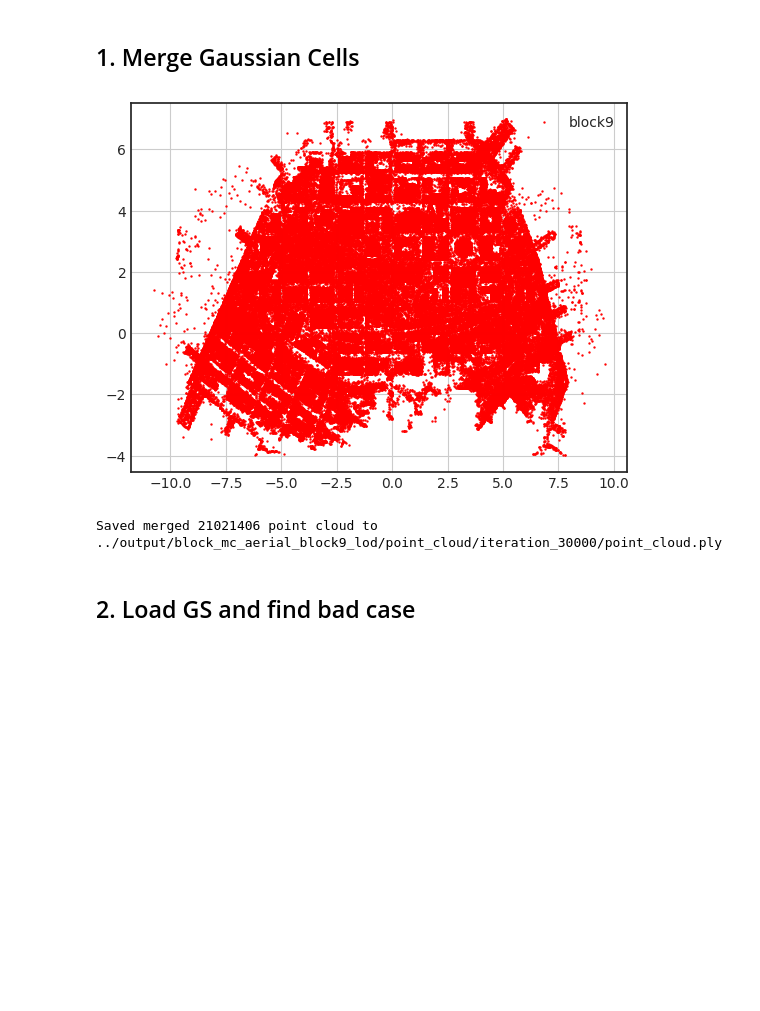
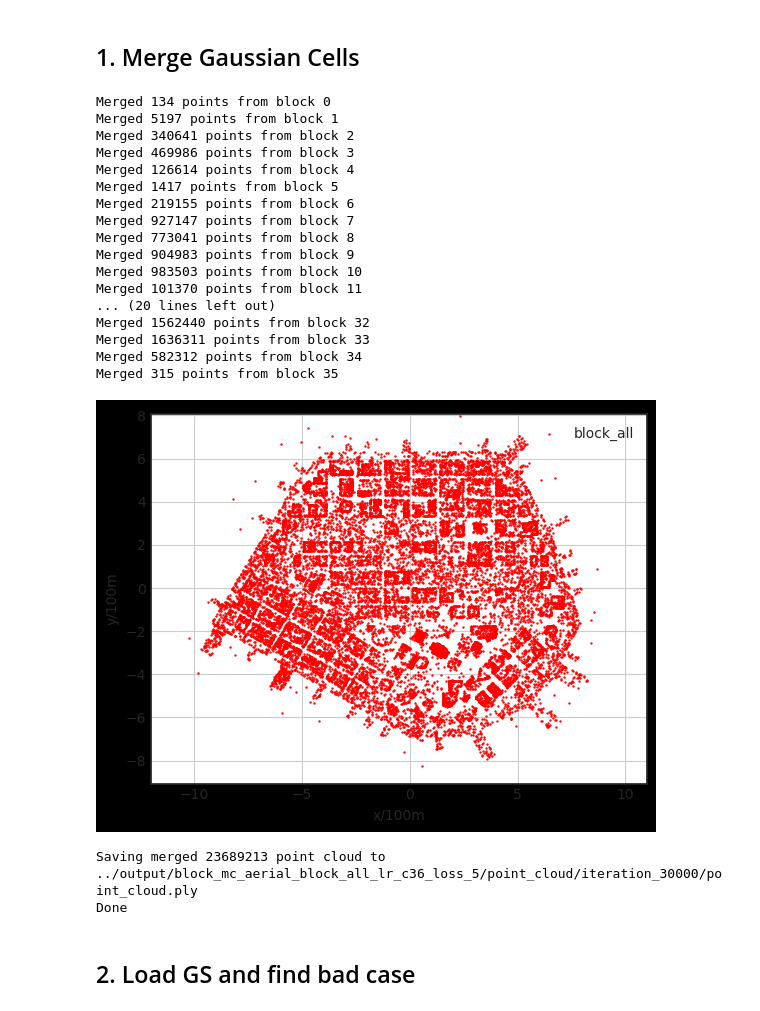
Before and after one commit to DekuLiuTesla/CityGaussian, a Jupyter notebook: notebooks/merge_analysis_mc.ipynb, the cells around one changed output. Drawn from its saved outputs; the diff is of its cells as text; code cells hidden in the pictures; blank space fills up the shorter version.

```diff
--- a/notebooks/merge_analysis_mc.ipynb
+++ b/notebooks/merge_analysis_mc.ipynb
@@ -74,8 +74,8 @@ def contract_to_unisphere(
             x = x / 4 + 0.5  # [-inf, inf] is at [0, 1]
             return x
 # %%
-config = '../config/block_mc_aerial_block9_lod.yaml'
-out_dir = '../output/block_mc_aerial_block9_lod'
+config = '../config/block_mc_aerial_block_all_lr_c36_loss_5.yaml'
+out_dir = '../output/block_mc_aerial_block_all_lr_c36_loss_5'
 iteration = 30_000
 
 with open(config) as f:
@@ -91,7 +91,7 @@ lp.model_path = os.path.join("../output/", config_name)
 # %%
 merged_gaussians = GaussianModel(lp.sh_degree)
 with torch.no_grad():
-    for idx in range(16):
+    for idx in range(36):
         gaussians = GaussianModel(lp.sh_degree)
         try:
             gaussians.load_ply(os.path.join(out_dir+f"_cell{idx}", "point_cloud_blocks", str(idx),
@@ -127,21 +127,46 @@ with torch.no_grad():
             merged_gaussians.max_radii2D = torch.cat([merged_gaussians.max_radii2D, gaussians.max_radii2D], dim=0)
 
         print(f"Merged {len(gaussians.get_xyz)} points from block {idx}")
-
-plt.figure()
-plt.style.use('seaborn-white')
-plt.scatter(merged_gaussians.get_xyz[::100, 0].detach().cpu(), merged_gaussians.get_xyz[::100, 1].detach().cpu(), s=0.5, c='r', label='block9')
-plt.legend()
-plt.grid(True)
-plt.show()
 # %% [output]
-[figure, removed]
+Merged 134 points from block 0
+Merged 5197 points from block 1
+Merged 340641 points from block 2
+Merged 469986 points from block 3
+Merged 126614 points from block 4
+Merged 1417 points from block 5
+Merged 219155 points from block 6
+Merged 927147 points from block 7
+Merged 773041 points from block 8
+Merged 904983 points from block 9
+Merged 983503 points from block 10
+Merged 101370 points from block 11
+... (20 lines left out)
+Merged 1562440 points from block 32
+Merged 1636311 points from block 33
+Merged 582312 points from block 34
+Merged 315 points from block 35
+# %%
+plt.figure()
+plt.style.use('seaborn-white')
+plt.scatter(merged_gaussians.get_xyz[::1000, 0].detach().cpu(), merged_gaussians.get_xyz[::1000, 1].detach().cpu(), s=0.5, c='r', label='block_all')
+plt.axis('equal')
+plt.xlim(-12, 11)
+plt.xlabel('x/100m')
+plt.ylabel('y/100m')
+plt.ylim(-8, 7)
+plt.legend()
+plt.grid(True)
+plt.show()
+# %% [output]
+[figure, added]
 # %%
 save_path = os.path.join(out_dir, "point_cloud", "iteration_" + str(iteration), "point_cloud.ply")
+print(f"Saving merged {len(merged_gaussians.get_xyz)} point cloud to {save_path}")
 merged_gaussians.save_ply(save_path)
-print(f"Saved merged {len(merged_gaussians.get_xyz)} point cloud to {save_path}")
+print('Done')
 # %% [output]
-Saved merged 21021406 point cloud to ../output/block_mc_aerial_block9_lod/point_cloud/iteration_30000/point_cloud.ply
+Saving merged 23689213 point cloud to ../output/block_mc_aerial_block_all_lr_c36_loss_5/point_cloud/iteration_30000/point_cloud.ply
+Done
 # %% [markdown]
 ## 2. Load GS and find bad case
 # %%
```
Also changed, not shown: 6 other files.
